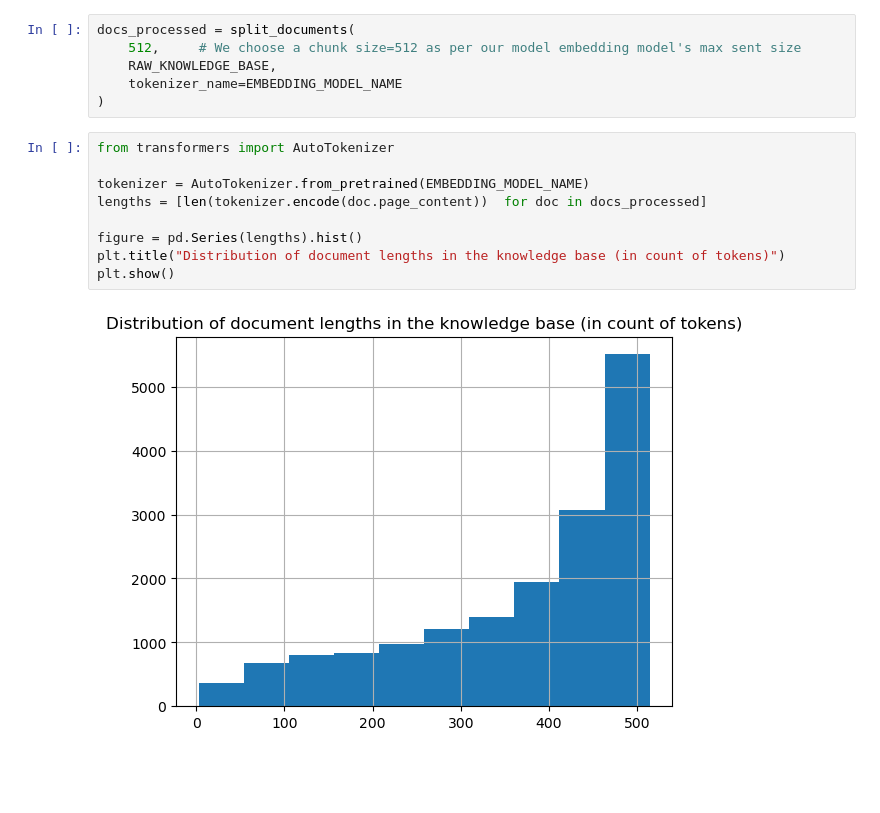
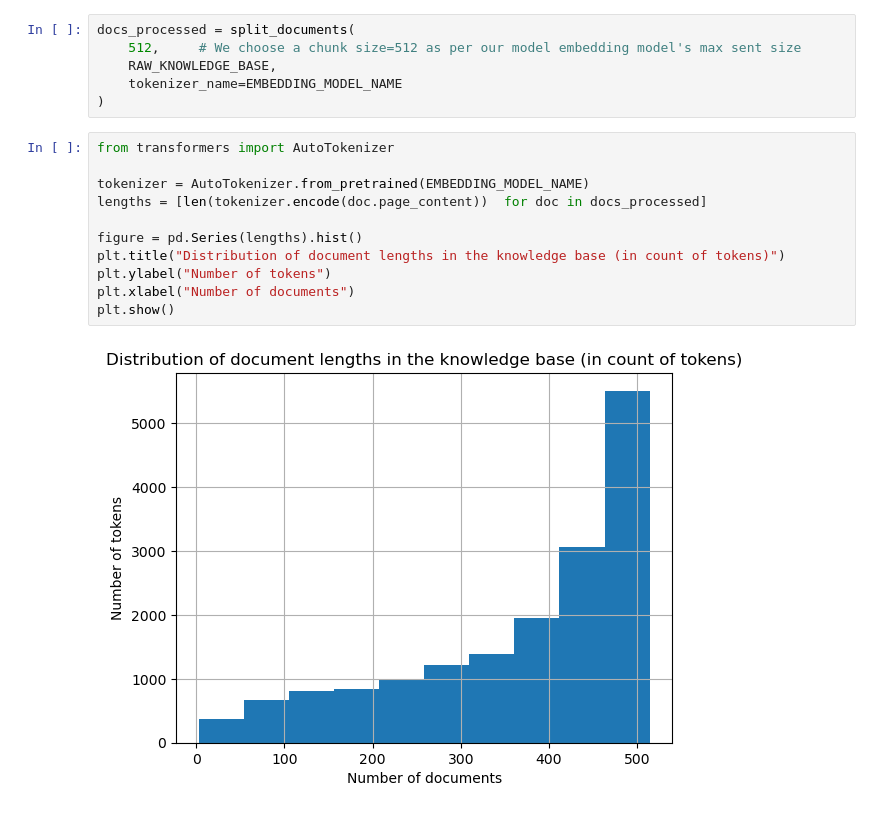
Before and after one commit to ronaknavadiya/Advanced-RAG-on-KB-article-using-LangChain-and-open-source-LLM, a Jupyter notebook: main.ipynb, the cells around one changed output. Saved outputs shown, nothing was run; the diff lists cells and outputs as text; blank space fills up the shorter version.

```diff
--- a/main.ipynb
+++ b/main.ipynb
@@ -167,11 +165,13 @@ docs_processed = split_documents(
 # %%
 from transformers import AutoTokenizer
 
 tokenizer = AutoTokenizer.from_pretrained(EMBEDDING_MODEL_NAME)
 lengths = [len(tokenizer.encode(doc.page_content))  for doc in docs_processed]
 
 figure = pd.Series(lengths).hist()
 plt.title("Distribution of document lengths in the knowledge base (in count of tokens)")
+plt.ylabel("Number of tokens")
+plt.xlabel("Number of documents")
 plt.show()
 # %% [output]
-[figure, old version]
+[figure, new version]
```
Also changed, not shown: parts of 5 cells of this notebook.
